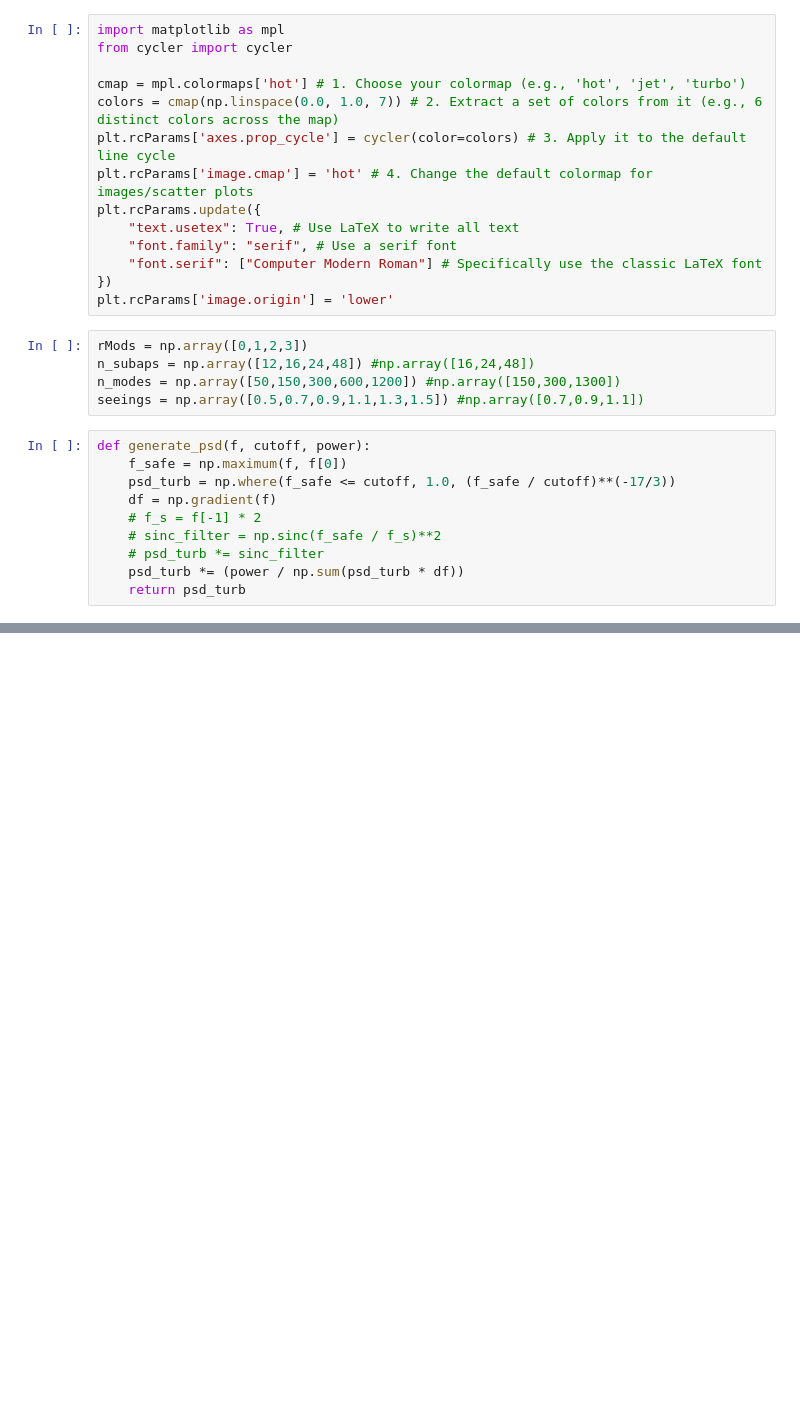
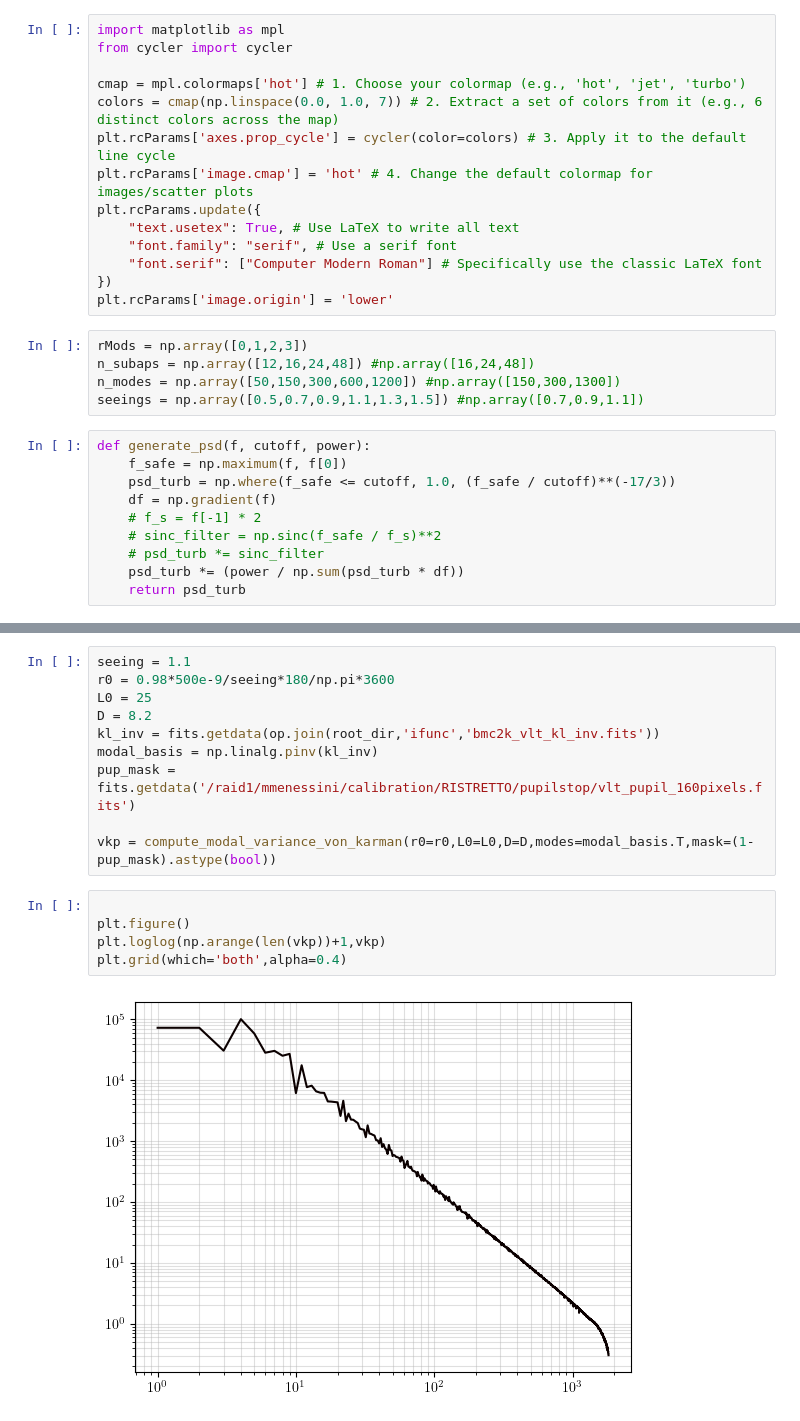
Before and after one commit to Menessao/SPECULA, a Jupyter notebook: config/RISTRETTO/errorBudgetPlots.ipynb, the cells around one changed output, grey strips where cells are left out. Cells and saved outputs as stored; diff of their text form; blank space fills up the shorter version.

```diff
--- a/config/RISTRETTO/errorBudgetPlots.ipynb
+++ b/config/RISTRETTO/errorBudgetPlots.ipynb
@@ -162,0 +348,17 @@ key: dm_res type: <class 'numpy.ndarray'>
+# %%
+seeing = 1.1
+r0 = 0.98*500e-9/seeing*180/np.pi*3600
+L0 = 25
+D = 8.2
+kl_inv = fits.getdata(op.join(root_dir,'ifunc','bmc2k_vlt_kl_inv.fits'))
+modal_basis = np.linalg.pinv(kl_inv)
+pup_mask = fits.getdata('/raid1/mmenessini/calibration/RISTRETTO/pupilstop/vlt_pupil_160pixels.fits')
+
+vkp = compute_modal_variance_von_karman(r0=r0,L0=L0,D=D,modes=modal_basis.T,mask=(1-pup_mask).astype(bool))
+# %%
+
+plt.figure()
+plt.loglog(np.arange(len(vkp))+1,vkp)
+plt.grid(which='both',alpha=0.4)
+# %% [output]
+[figure, added]
```
Also changed, not shown: parts of 5 cells of this notebook.
